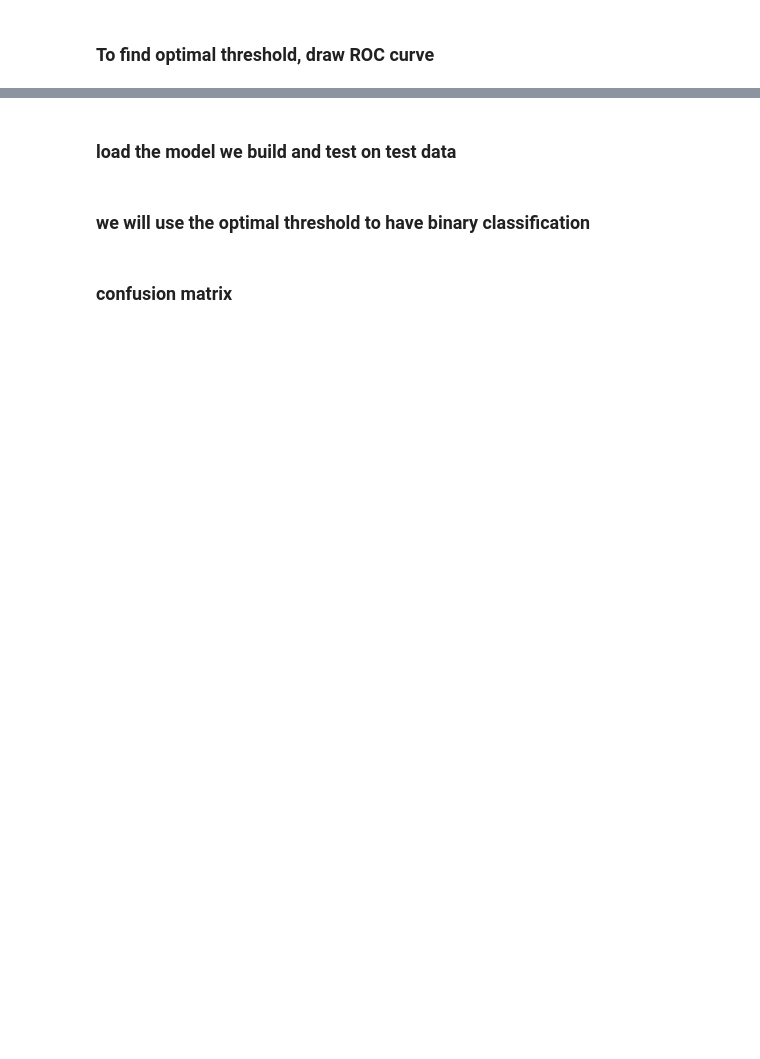
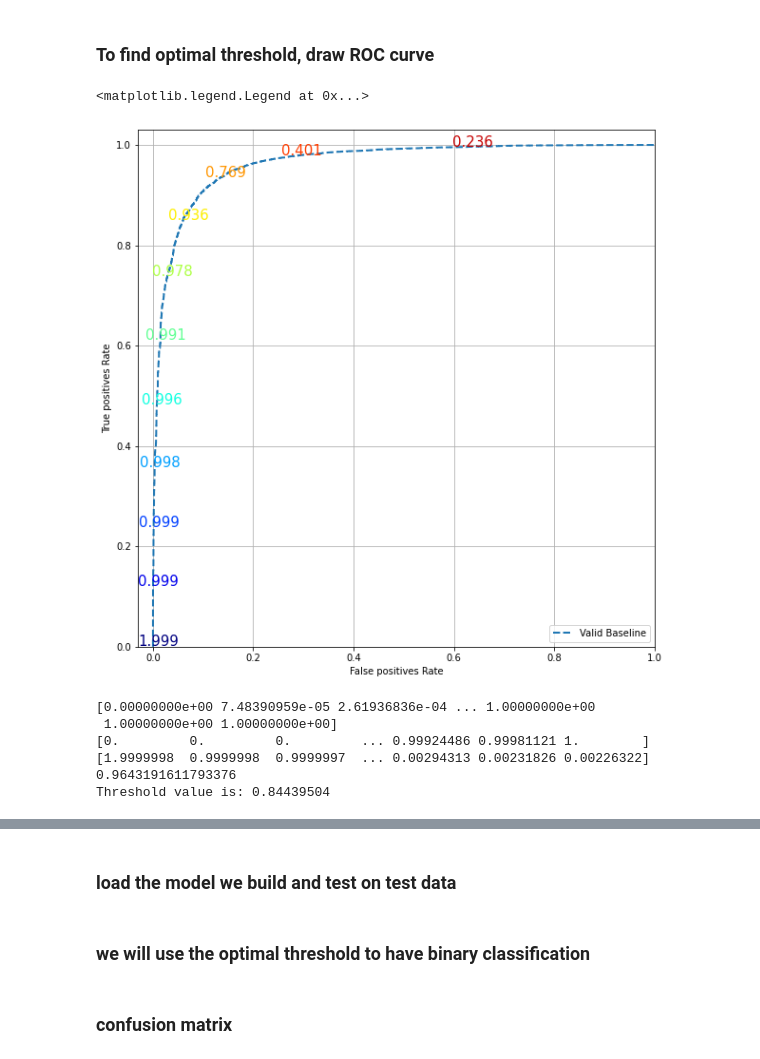
Before and after one commit to boyeonpark/ML, a Jupyter notebook: LSTM.ipynb, the cells around one changed output, grey strips where cells are left out. Saved outputs shown, nothing was run; the diff lists cells and outputs as text; code cells hidden in the pictures; blank space fills up the shorter version.

```diff
--- a/LSTM.ipynb
+++ b/LSTM.ipynb
@@ -296,4 +296,4 @@ import json
 with open('./tokenizer.json', 'w') as outfile:
     json.dump(json_string, outfile)
 # %%
-valid_predict= model.predict(x_valid)
+valid_predict= model.predict(x_val)
@@ -326,8 +335,11 @@ mpl.rcParams['figure.figsize'] = (10, 10)
 
 colors = plt.rcParams['axes.prop_cycle'].by_key()['color']
 # %%
-plot_roc("Valid Baseline", valid_labels, valid_predict, color=colors[0], linestyle='--')
+plot_roc("Valid Baseline", val_labels, valid_predict, color=colors[0], linestyle='--')
 plt.legend(loc='lower right')
+# %% [output]
+<matplotlib.legend.Legend at 0x...>
+[figure, added]
 # %%
 y_true = y_val
 y_scores = valid_predict
@@ -340,6 +352,13 @@ print(metrics.roc_auc_score(y_true, y_scores))
 optimal_idx = np.argmax(tpr - fpr)
 optimal_threshold = thresholds[optimal_idx]
 print("Threshold value is:", optimal_threshold)
+# %% [output]
+[0.00000000e+00 7.48390959e-05 2.61936836e-04 ... 1.00000000e+00
+ 1.00000000e+00 1.00000000e+00]
+[0.         0.         0.         ... 0.99924486 0.99981121 1.        ]
+[1.9999998  0.9999998  0.9999997  ... 0.00294313 0.00231826 0.00226322]
+0.9643191611793376
+Threshold value is: 0.84439504
 # %%
 new_model = tf.keras.models.load_model('./tf_lstmmodel.h5')
 new_model.summary()
```
Also changed, not shown: parts of 9 cells of this notebook.
